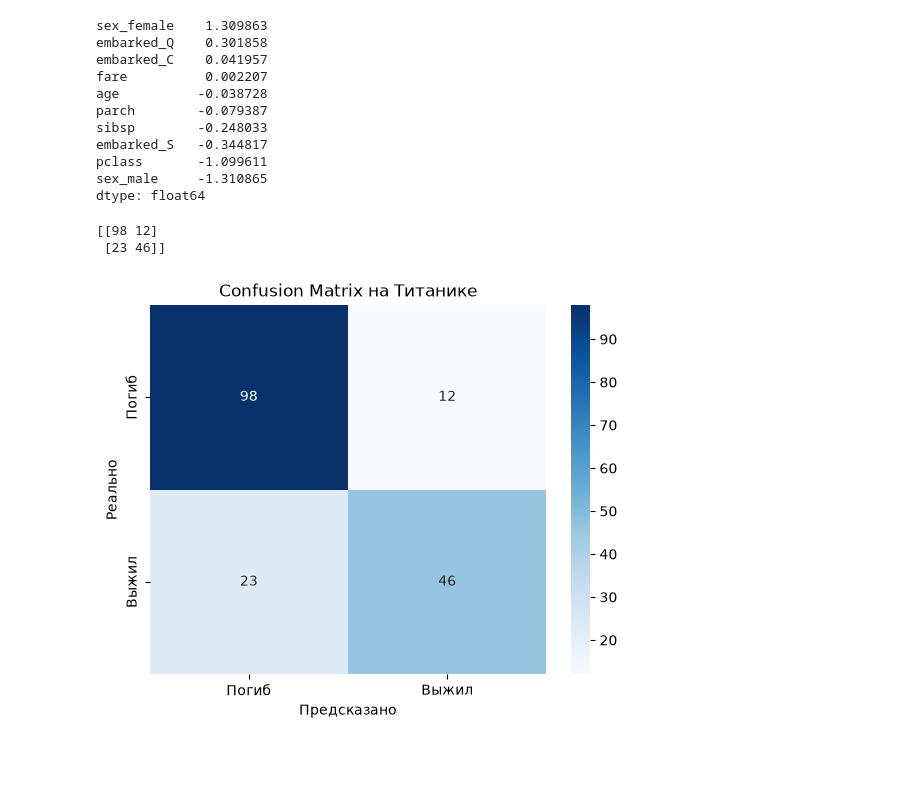
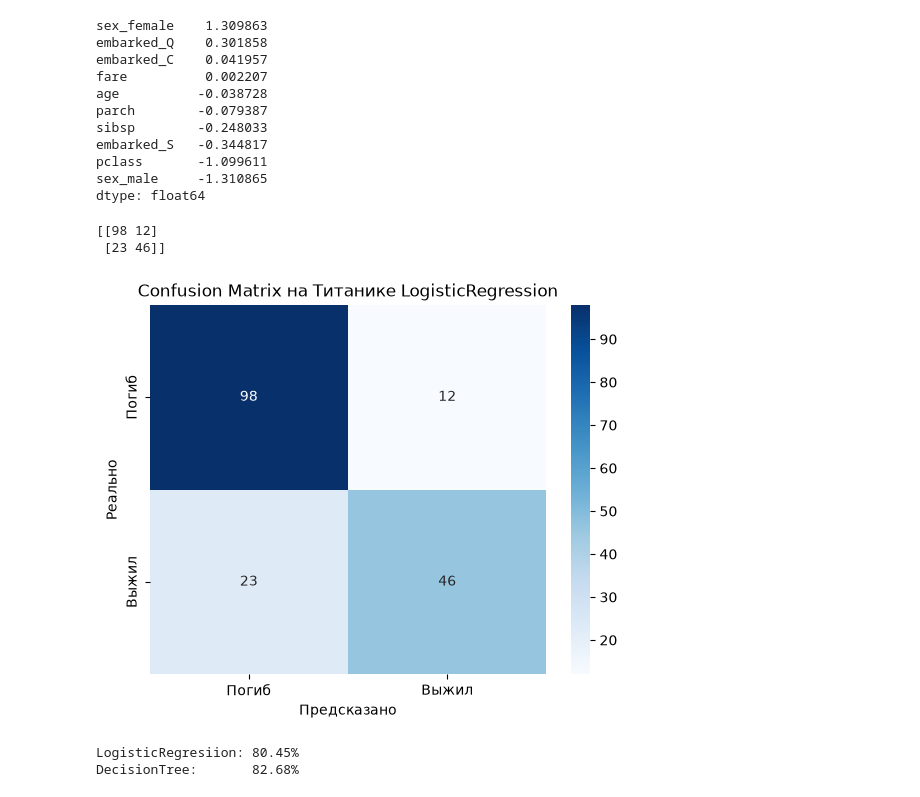
Before and after one commit to ZooM1M1/mlfirst, a Jupyter notebook: day4.ipynb, the cells around one changed output. Cells and saved outputs as stored; diff of their text form; code cells hidden in the pictures; blank space fills up the shorter version.

```diff
--- a/day4.ipynb
+++ b/day4.ipynb
@@ -179,17 +185,29 @@ dtype: float64
 # %%
 from sklearn.metrics import confusion_matrix
 
 cm=confusion_matrix(y_test, y_pred)
 print(cm)
 
 sns.heatmap(cm, annot=True, cmap='Blues', fmt='d',
             xticklabels=['Погиб', 'Выжил'],
             yticklabels=['Погиб', 'Выжил'])
 plt.xlabel('Предсказано')
 plt.ylabel('Реально')
-plt.title('Confusion Matrix на Титанике')
+plt.title('Confusion Matrix на Титанике LogisticRegression')
 plt.show()
 # %% [output]
 [[98 12]
  [23 46]]
-[figure, old version]
+[figure, new version]
+# %%
+from sklearn.tree import DecisionTreeClassifier
+
+model2=DecisionTreeClassifier(random_state=42)
+model2.fit(X_train, y_train)
+y_pred2=model2.predict(X_test)
+
+print(f"LogisticRegresiion: {accuracy_score(y_test, y_pred):.2%}")
+print(f"DecisionTree:       {accuracy_score(y_test, y_pred2):.2%}")
+# %% [output]
+LogisticRegresiion: 80.45%
+DecisionTree:       82.68%
```
Also changed, not shown: parts of 2 cells of this notebook, 9 other files.
